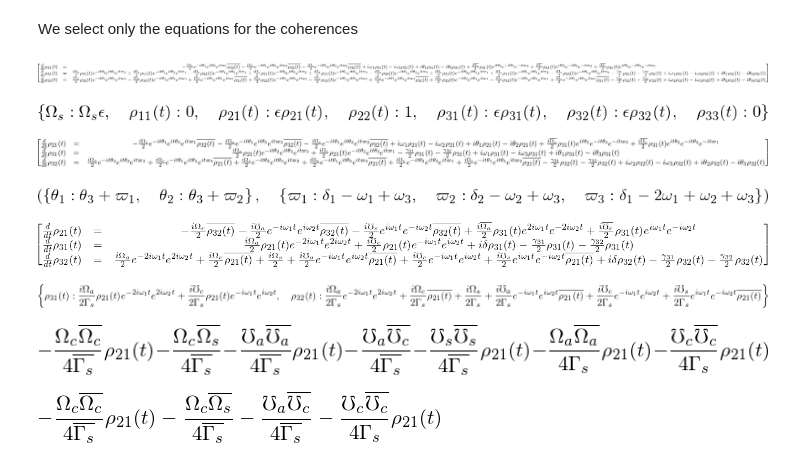
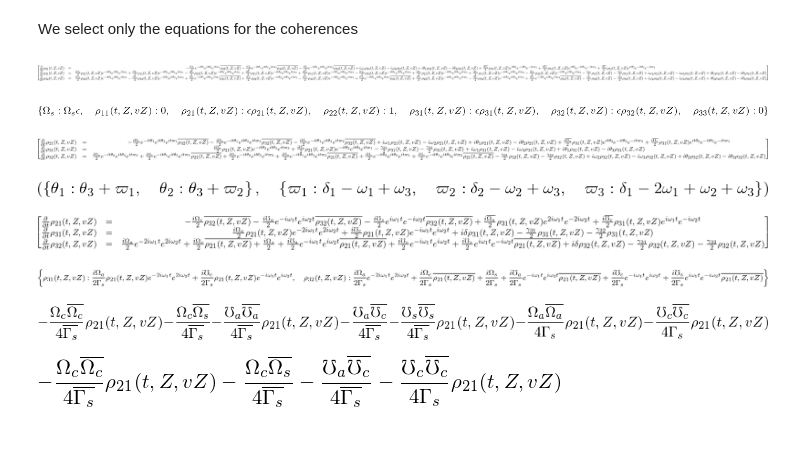
Before and after one commit to oscarlazoarjona/quantum_memories, a Jupyter notebook: examples/lambda/Lambda memory equations.ipynb, the cells around one changed output. Drawn from its saved outputs; the diff is of its cells as text; code cells hidden in the pictures.

```diff
--- a/examples/lambda/Lambda memory equations.ipynb
+++ b/examples/lambda/Lambda memory equations.ipynb
@@ -207,13 +207,13 @@ H
 [figure]
 # %%
 hbar, e = symbols("hbar, e", positive=True)
-t, delta = symbols("t, delta", real=True)
+t, Z, vZ, delta = symbols("t, Z, vZ, delta", real=True)
 Oms = symbols(r"\Omega_s")
 Omc = symbols(r"\Omega_c")
 Oma = symbols(r"\Omega_a")
 Omsp = symbols(r"\mho_s")
 Omcp = symbols(r"\mho_c")
 Omap = symbols(r"\mho_a")
-rho = define_density_matrix(Ne, explicitly_hermitian=True, variables=[t])
+rho = define_density_matrix(Ne, explicitly_hermitian=True, variables=[t, Z, vZ])
 rho
 # %% [output]
@@ -283,7 +283,7 @@ eqs = Matrix([[lhs[i], eqsign, rhs[i]] for i in range((Ne**2-Ne)/2)])
 eqs = eqs.expand()
 eqs
 # %% [output]
-[figure, old version]
+[figure, new version]
 # %%
 epsilon = symbols("epsilon", positive=True)
 ss_lin2 = {rho[1, 0]: rho[1, 0]*epsilon,
@@ -293,7 +293,7 @@ ss_lin2 = {rho[1, 0]: rho[1, 0]*epsilon,
 ss_lin.update(ss_lin2)
 ss_lin
 # %% [output]
-[figure, old version]
+[figure, new version]
 # %%
 eqs_lin = eqs.subs(ss_lin)
 eqs_lin = eqs_lin.subs({epsilon**2: 0})
@@ -301,7 +301,7 @@ eqs_lin = eqs_lin.subs({epsilon: 1})
 eqs_lin = Matrix([eqs_lin[0, :], eqs_lin[1, :], eqs_lin[2, :]])
 eqs_lin
 # %% [output]
-[figure, old version]
+[figure, new version]
 # %%
 eqs_phase = [-theta[0]+theta[2]+omega_laser[0],
              -theta[1]+theta[2]+omega_laser[1],]
@@ -314,4 +314,4 @@ theta_sol, ss_delta
 eqs_lin_new = eqs_lin.subs(theta_sol).subs(ss_delta).subs(ss_delta0).expand()
 eqs_lin_new
 # %% [output]
-[figure, old version]
+[figure, new version]
@@ -326,19 +322,20 @@ sol_ad[rho[2,0]]=sol_ad[rho[2,0]].subs({-2*I*delta+gamma[2,0]+gamma[2,1]:2*Gamma
 sol_ad[rho[2,1]]=sol_ad[rho[2,1]].subs({-2*I*delta+gamma[2,0]+gamma[2,1]:2*Gamma_s}).expand()
 sol_ad
 # %% [output]
-[figure, old version]
+[figure, new version]
 # %%
 eq_s=eqs_lin_new[0, 2].subs(sol_ad).expand()
-eq_s = eq_s.subs({exp( I*omega_level[0]*t)*exp(-I*omega_level[1]*t): 0,
-                  exp(-I*omega_level[0]*t)*exp( I*omega_level[1]*t): 0})
+ss_slow = {exp( I*omega_level[0]*t)*exp(-I*omega_level[1]*t): 0,
+           exp(-I*omega_level[0]*t)*exp( I*omega_level[1]*t): 0}
+eq_s = eq_s.subs(ss_slow)
 eq_s
 # %% [output]
-[figure, old version]
+[figure, new version]
 # %%
 epsilon = symbols("epsilon", real=True)
 ss_lin2 = {Oms: Oms*epsilon, Omsp: Omsp*epsilon,
            Oma: Oma*epsilon, Omap: Omap*epsilon}
-eqs_f = eq_s.subs(ss_lin2).subs({epsilon**2: 0}).subs({epsilon: 1})
-eqs_f
+eq_rho21 = eq_s.subs(ss_lin2).subs({epsilon**2: 0}).subs({epsilon: 1})
+eq_rho21
 # %% [output]
-[figure, old version]
+[figure, new version]
```
Also changed, not shown: parts of 16 cells of this notebook.
